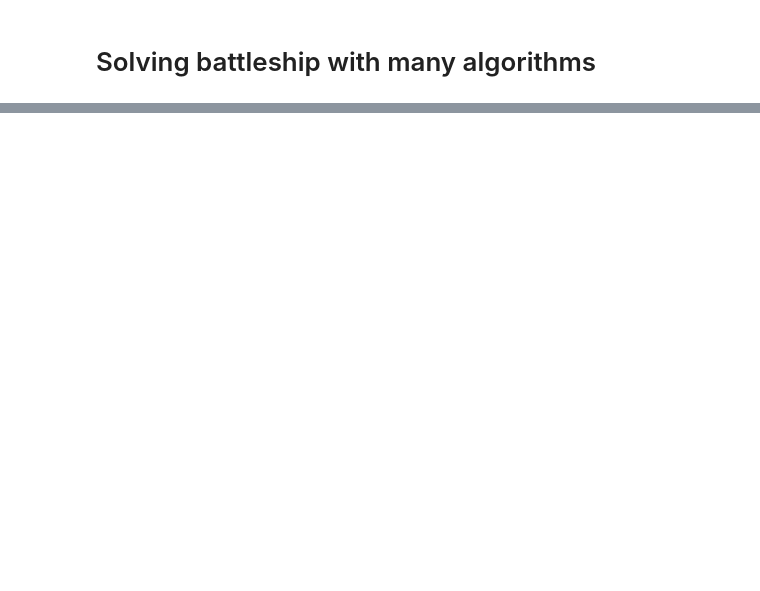
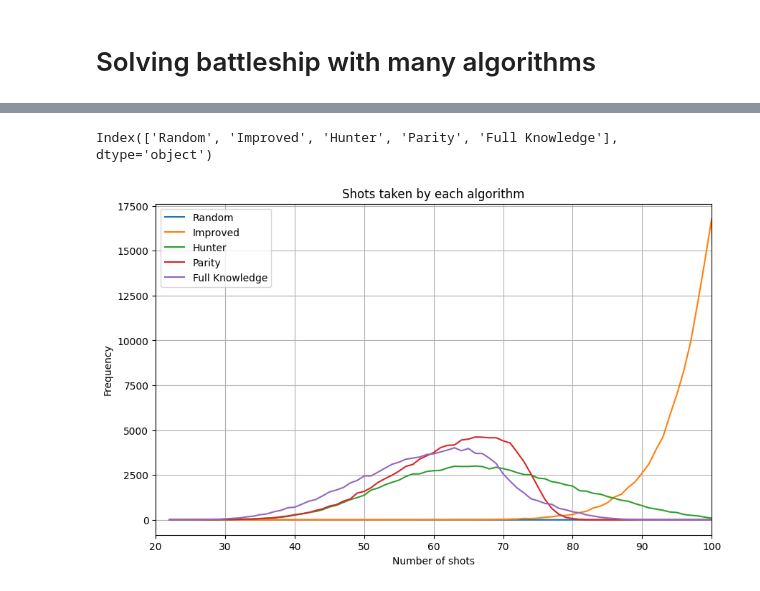
Before and after one commit to JorgeEstebanCardenas/Battleship, a Jupyter notebook: Simulation.ipynb, the cells around one changed output, grey strips where cells are left out. Saved outputs shown, nothing was run; the diff lists cells and outputs as text; code cells hidden in the pictures; blank space fills up the shorter version.

Commit message:
Added visualization logic

```diff
--- a/Simulation.ipynb
+++ b/Simulation.ipynb
@@ -18,0 +20,29 @@ df.describe()
+# %%
+data = pd.DataFrame({
+    'Random': df["Random"].value_counts().sort_index(),
+    'Improved': df["Improved"].value_counts().sort_index(),
+    'Hunter': df["Hunter"].value_counts().sort_index(),
+    'Parity': df["Parity"].value_counts().sort_index(),
+    'Full Knowledge': df["Full Knowledge"].value_counts().sort_index()
+}).fillna(0)
+# %%
+data.columns
+# %% [output]
+Index(['Random', 'Improved', 'Hunter', 'Parity', 'Full Knowledge'], dtype='object')
+# %%
+plt.figure(figsize=(10,6))
+
+
+
+for col in data.columns:
+    plt.plot(data.index, data[col], label=col)
+
+plt.title('Shots taken by each algorithm')
+plt.xlabel('Number of shots')
+plt.ylabel('Frequency')
+plt.legend()
+plt.xlim(20, 100)
+plt.grid(True)
+plt.show()
+# %% [output]
+[figure, added]
```
Also changed, not shown: parts of 2 cells of this notebook.
